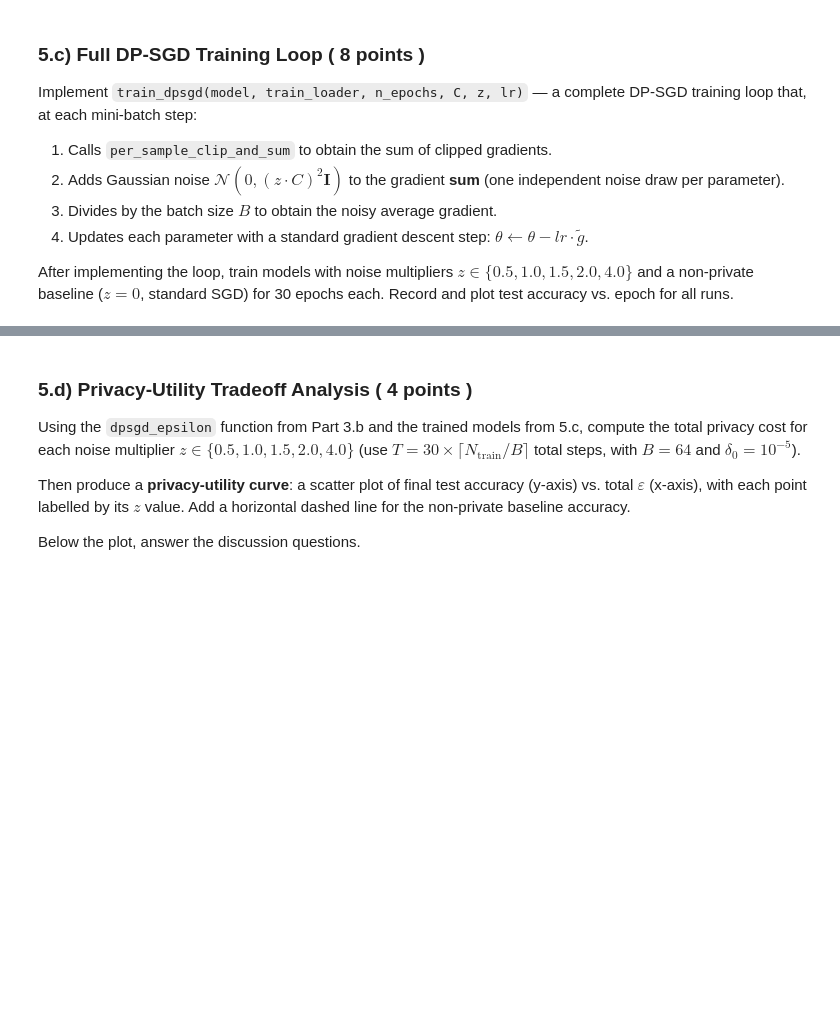
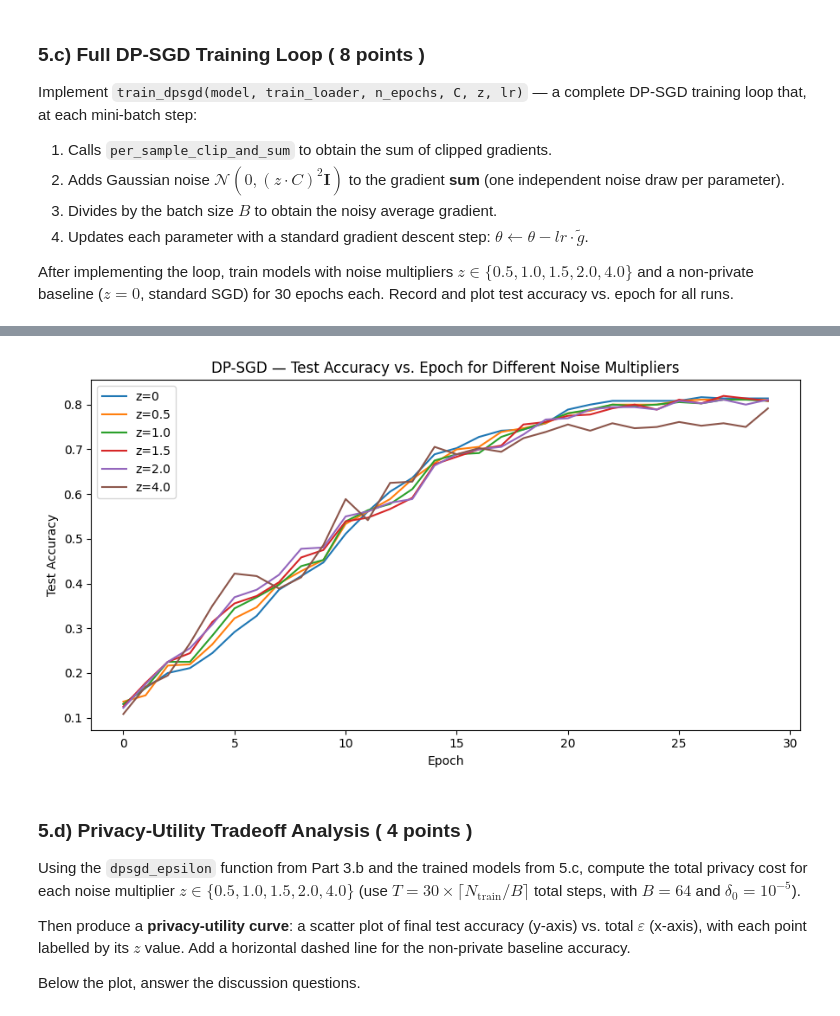
Before and after one commit to tgulur/EEP509-Lab2, a Jupyter notebook: Lab_Differential_Privacy.ipynb, the cells around one changed output, grey strips where cells are left out. Saved outputs shown, nothing was run; the diff lists cells and outputs as text; code cells hidden in the pictures; blank space fills up the shorter version.

```diff
--- a/Lab_Differential_Privacy.ipynb
+++ b/Lab_Differential_Privacy.ipynb
@@ -929,14 +929,22 @@ X_all_d  = scaler_d.fit_transform(X_all_d)
 
 # ── Train / test split ────────────────────────────────────────────────────
 # YOUR CODE HERE:
+X_train_d, X_test_d, y_train_d, y_test_d = train_test_split(X_all_d, y_all_d, test_size=0.2, random_state=42)
 
 
 # ── Tensors and DataLoaders ───────────────────────────────────────────────
 # YOUR CODE HERE:
+X_train_t = torch.from_numpy(X_train_d).float()
+y_train_t = torch.from_numpy(y_train_d).long()
+X_test_t  = torch.from_numpy(X_test_d).float()
+y_test_t  = torch.from_numpy(y_test_d).long()
+
+train_loader = DataLoader(TensorDataset(X_train_t, y_train_t), batch_size=64, shuffle=True)
+test_loader  = DataLoader(TensorDataset(X_test_t,  y_test_t),  batch_size=64, shuffle=False)
 
 
-# N_TRAIN    = ...
-# N_FEATURES = ...
+N_TRAIN    = X_train_t.shape[0]
+N_FEATURES = X_train_t.shape[1]
 
 print(f'Train samples : {N_TRAIN}')
 print(f'Test samples  : {len(X_test_t)}')
@@ -1053,6 +1067,21 @@ def train_dpsgd(model, train_loader, n_epochs, C, z, lr=0.05):
     acc_hist = []
 
     # YOUR CODE HERE:
+    optimizer = torch.optim.SGD(model.parameters(), lr=lr)
+    for epoch in range(n_epochs):
+        model.train()
+        for X_batch, y_batch in train_loader:
+            clipped_sum, B = per_sample_clip_and_sum(model, loss_fn, X_batch, y_batch, C)
+            noise = [torch.randn_like(g) * (z * C) for g in clipped_sum]
+            noisy_update = [(g + n) / B for g, n in zip(clipped_sum, noise)]
+
+            with torch.no_grad():
+                for p, u in zip(model.parameters(), noisy_update):
+                    p -= lr * u
+
+        acc = eval_accuracy(model, X_test_t, y_test_t)
+        acc_hist.append(acc)
+        print(f'Epoch {epoch+1}/{n_epochs} — Test Accuracy: {acc:.4f}')
 
     return acc_hist
 
@@ -1075,13 +1104,26 @@ def build_model():
 
 # ── Train models for each noise multiplier ────────────────────────────────
 # YOUR CODE HERE:
+
 # For each z in [0, 0.5, 1.0, 1.5, 2.0, 4.0], call train_dpsgd for 30 epochs
 # with C=1.0 and lr=0.05. Store results in a dict: {z: acc_history}.
+
 
 results = {}  # {z_value: [acc_epoch_0, acc_epoch_1, ...]}
 
 # YOUR CODE HERE:
+for z in [0, 0.5, 1.0, 1.5, 2.0, 4.0]:
+    model = build_model()
+    acc_history = train_dpsgd(model, train_loader, n_epochs=30, C=1.0, z=z, lr=0.05)
+    results[z] = acc_history
 
 
 # ── Plot test accuracy vs. epoch ──────────────────────────────────────────
 # YOUR CODE HERE:
+plt.figure(figsize=(9, 5))
+for z, acc_hist in results.items():
+    plt.plot(acc_hist, label=f'z={z}')
+plt.title('DP-SGD — Test Accuracy vs. Epoch for Different Noise Multipliers')
+plt.xlabel('Epoch'); plt.ylabel('Test Accuracy')
+plt.legend(); plt.tight_layout(); plt.show()
+# %% [output]
@@ -1088,3 +1147,4 @@ results = {}  # {z_value: [acc_epoch_0, acc_epoch_1, ...]}
+[figure, added]
 # %% [markdown]
 ### 5.d) Privacy-Utility Tradeoff Analysis ( 4 points )
 
```
Also changed, not shown: parts of 10 cells of this notebook.
